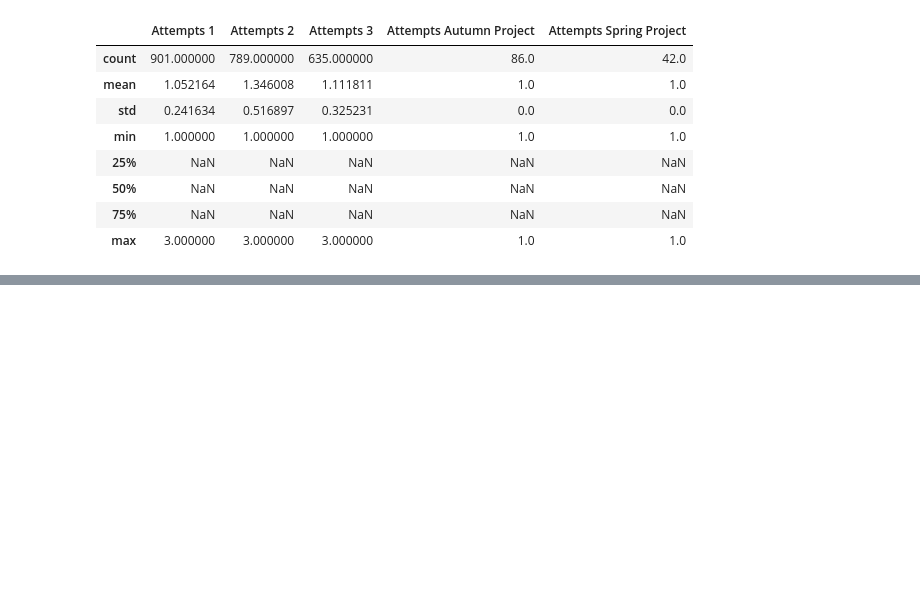
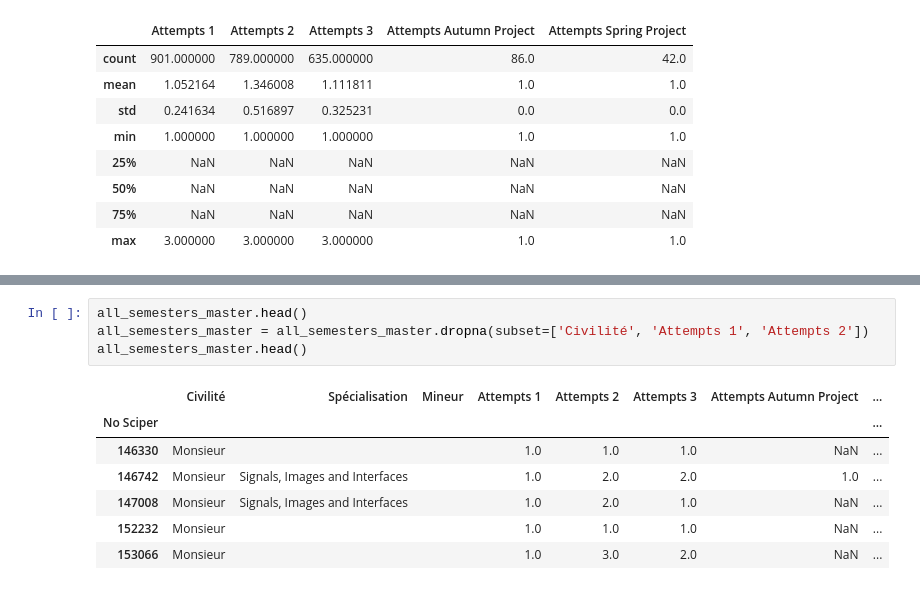
Before and after one commit to fearnleymartin/ada-epfl, a Jupyter notebook: 02 - Data from the Web/Data from the web - Master.ipynb, the cells around one changed output, grey strips where cells are left out. Drawn from its saved outputs; the diff is of its cells as text; blank space fills up the shorter version.

```diff
--- a/02 - Data from the Web/Data from the web - Master.ipynb
+++ b/02 - Data from the Web/Data from the web - Master.ipynb
@@ -650,0 +622,12 @@ reliable_master_data.shape
+# %%
+all_semesters_master.head()
+all_semesters_master = all_semesters_master.dropna(subset=['Civilité', 'Attempts 1', 'Attempts 2'])
+all_semesters_master.head()
+# %% [output]
+|  | Civilité | Spécialisation | Mineur | Attempts 1 | Attempts 2 | Attempts 3 | Attempts Autumn Project | ... |
+| No Sciper |  |  |  |  |  |  |  | ... |
+| 146330 | Monsieur |  |  | 1.0 | 1.0 | 1.0 | NaN | ... |
+| 146742 | Monsieur | Signals, Images and Interfaces |  | 1.0 | 2.0 | 2.0 | 1.0 | ... |
+| 147008 | Monsieur | Signals, Images and Interfaces |  | 1.0 | 2.0 | 1.0 | NaN | ... |
+| 152232 | Monsieur |  |  | 1.0 | 1.0 | 1.0 | NaN | ... |
+| 153066 | Monsieur |  |  | 1.0 | 3.0 | 2.0 | NaN | ... |
```
Also changed, not shown: parts of 26 cells of this notebook.
